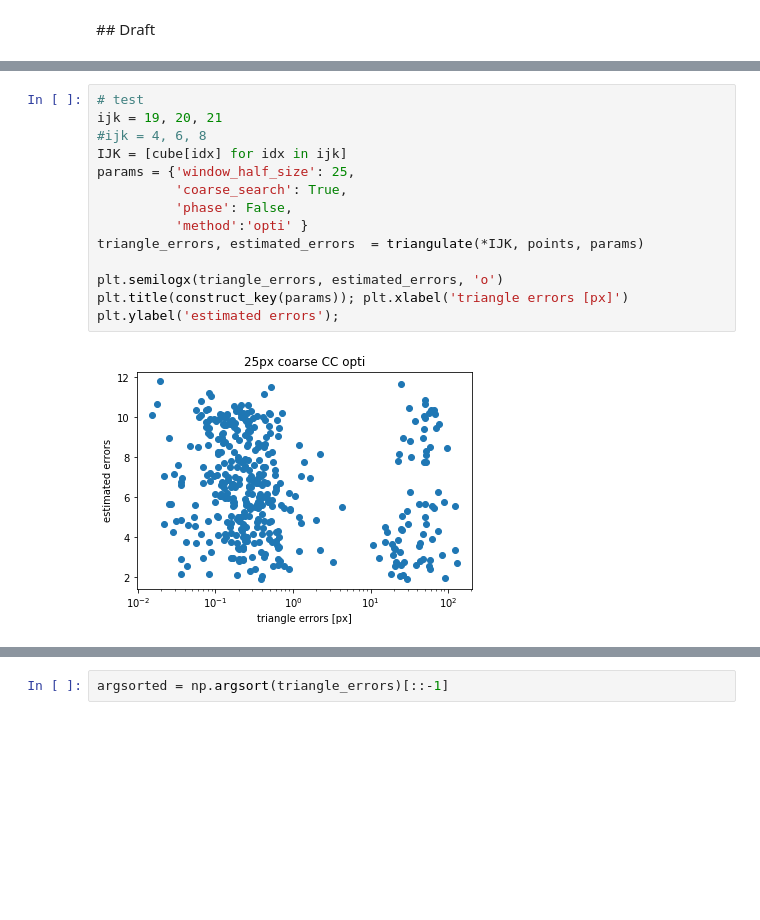
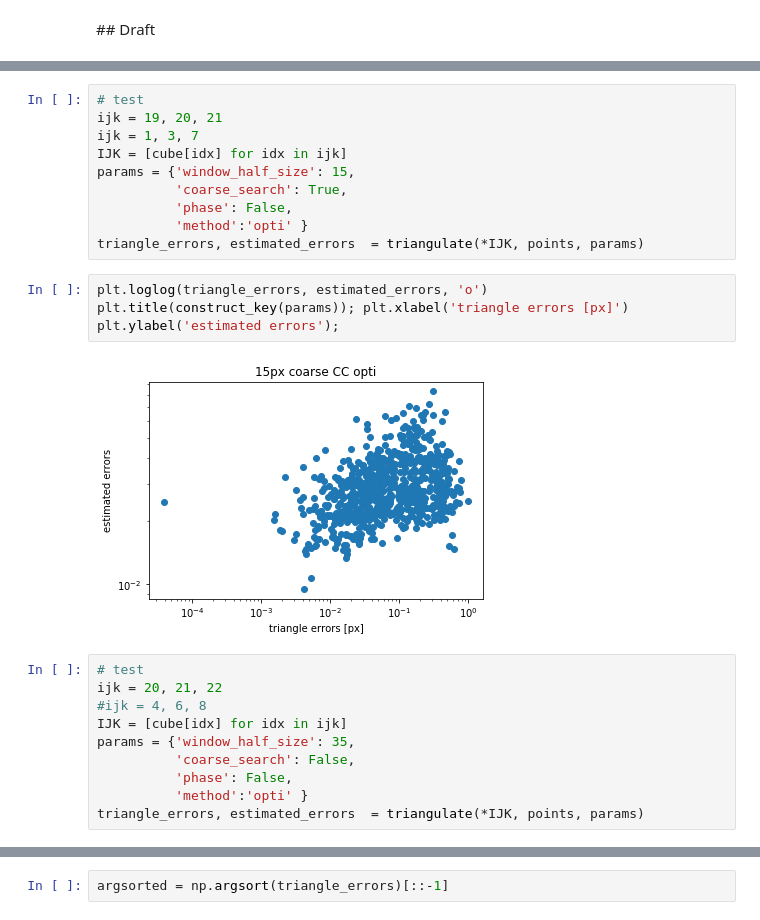
Before and after one commit to xdze2/stretchablecorr, a Jupyter notebook: error_evaluation.ipynb, the cells around one changed output, grey strips where cells are left out. Cells and saved outputs as stored; diff of their text form; blank space fills up the shorter version.

```diff
--- a/error_evaluation.ipynb
+++ b/error_evaluation.ipynb
@@ -176,20 +176,30 @@ def construct_key(p):
         name += ' CC'
     name += ' ' + p['method']
     return name
+# %%
+# test
+ijk = 19, 20, 21
+ijk = 1, 3, 7
+IJK = [cube[idx] for idx in ijk]
+params = {'window_half_size': 15,
+          'coarse_search': True,
+          'phase': False,
+          'method':'opti' }
+triangle_errors, estimated_errors  = triangulate(*IJK, points, params)
+# %%
+plt.loglog(triangle_errors, estimated_errors, 'o')
+plt.title(construct_key(params)); plt.xlabel('triangle errors [px]')
+plt.ylabel('estimated errors');
+# %% [output]
+[figure, added]
 # %%
-# test
-ijk = 19, 20, 21
+# test
+ijk = 20, 21, 22
 #ijk = 4, 6, 8
 IJK = [cube[idx] for idx in ijk]
-params = {'window_half_size': 25,
-          'coarse_search': True,
+params = {'window_half_size': 35,
+          'coarse_search': False,
           'phase': False,
           'method':'opti' }
 triangle_errors, estimated_errors  = triangulate(*IJK, points, params)
-
-plt.semilogx(triangle_errors, estimated_errors, 'o')
-plt.title(construct_key(params)); plt.xlabel('triangle errors [px]')
-plt.ylabel('estimated errors');
-# %% [output]
-[figure, removed]
 # %%
```
Also changed, not shown: parts of 2 cells of this notebook, 2 other files.
